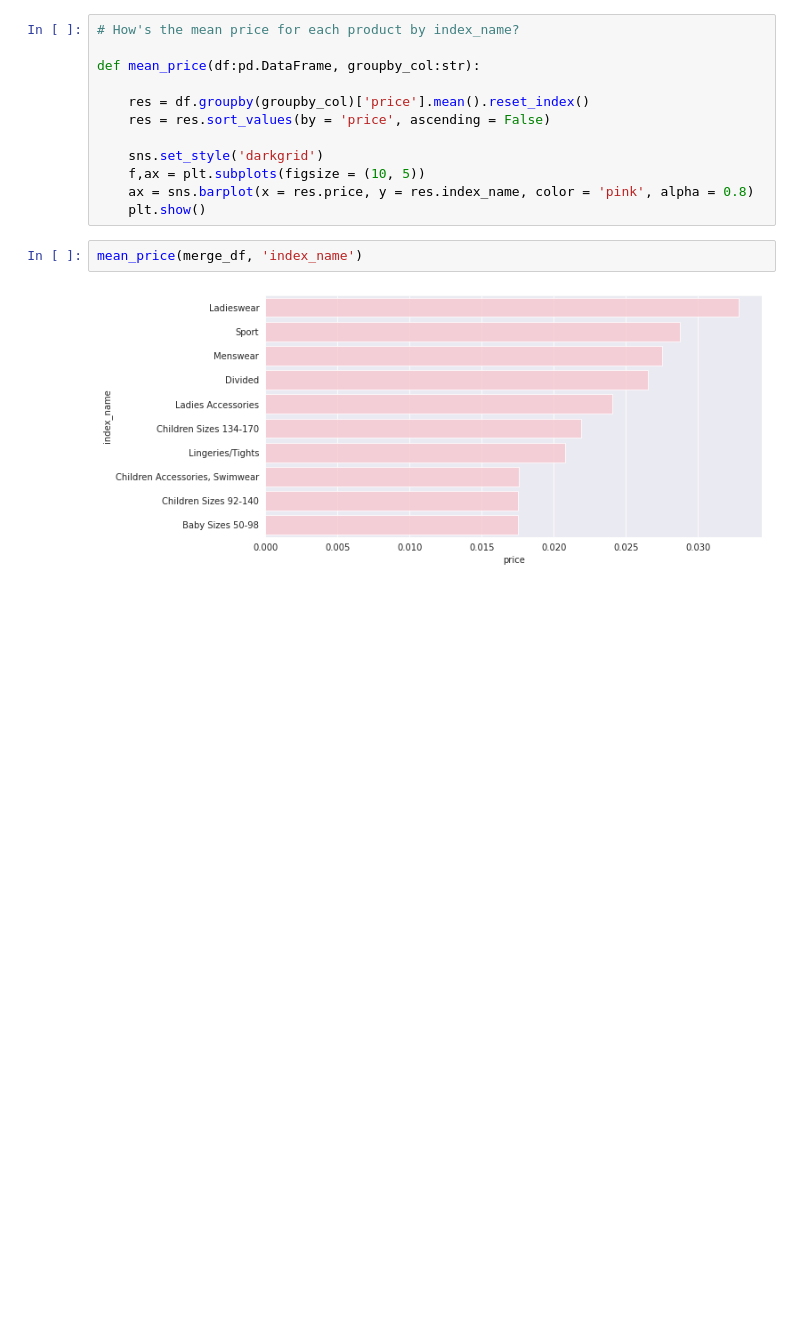
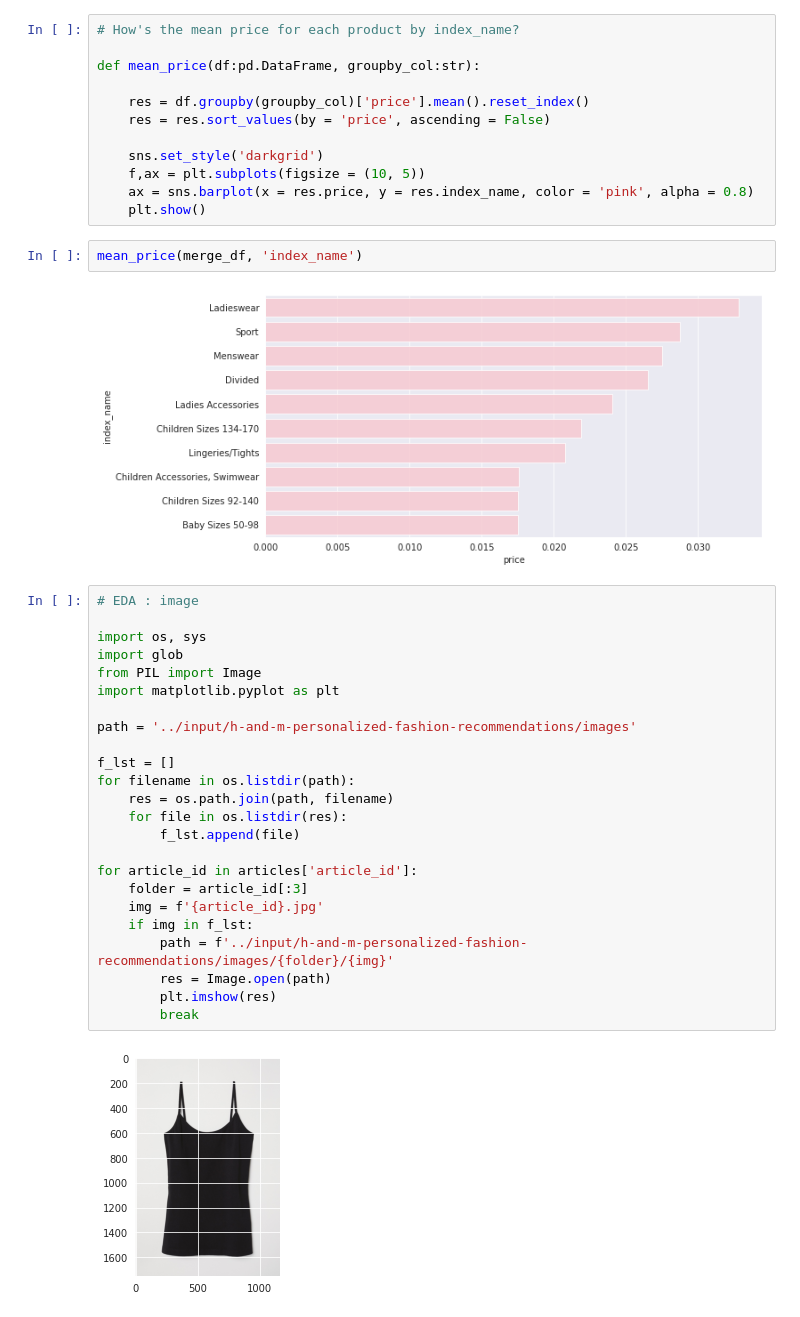
Before and after one commit to INA-95/H-M-Personalized-Fashion-Recommendations, a Jupyter notebook: EDA.ipynb, the cells around one changed output. Cells and saved outputs as stored; diff of their text form; blank space fills up the shorter version.

```diff
--- a/EDA.ipynb
+++ b/EDA.ipynb
@@ -200,3 +200,29 @@ def mean_price(df:pd.DataFrame, groupby_col:str):
 mean_price(merge_df, 'index_name')
 # %% [output]
 [figure]
+# %%
+# EDA : image
+
+import os, sys
+import glob
+from PIL import Image
+import matplotlib.pyplot as plt
+
+path = '../input/h-and-m-personalized-fashion-recommendations/images'
+
+f_lst = []
+for filename in os.listdir(path):
+    res = os.path.join(path, filename)
+    for file in os.listdir(res):
+        f_lst.append(file)
+
+for article_id in articles['article_id']:
+    folder = article_id[:3]
+    img = f'{article_id}.jpg'
+    if img in f_lst:
+        path = f'../input/h-and-m-personalized-fashion-recommendations/images/{folder}/{img}'
+        res = Image.open(path)
+        plt.imshow(res)
+        break
+# %% [output]
+[figure, added]
```
Also changed, not shown: parts of 1 cell of this notebook.
